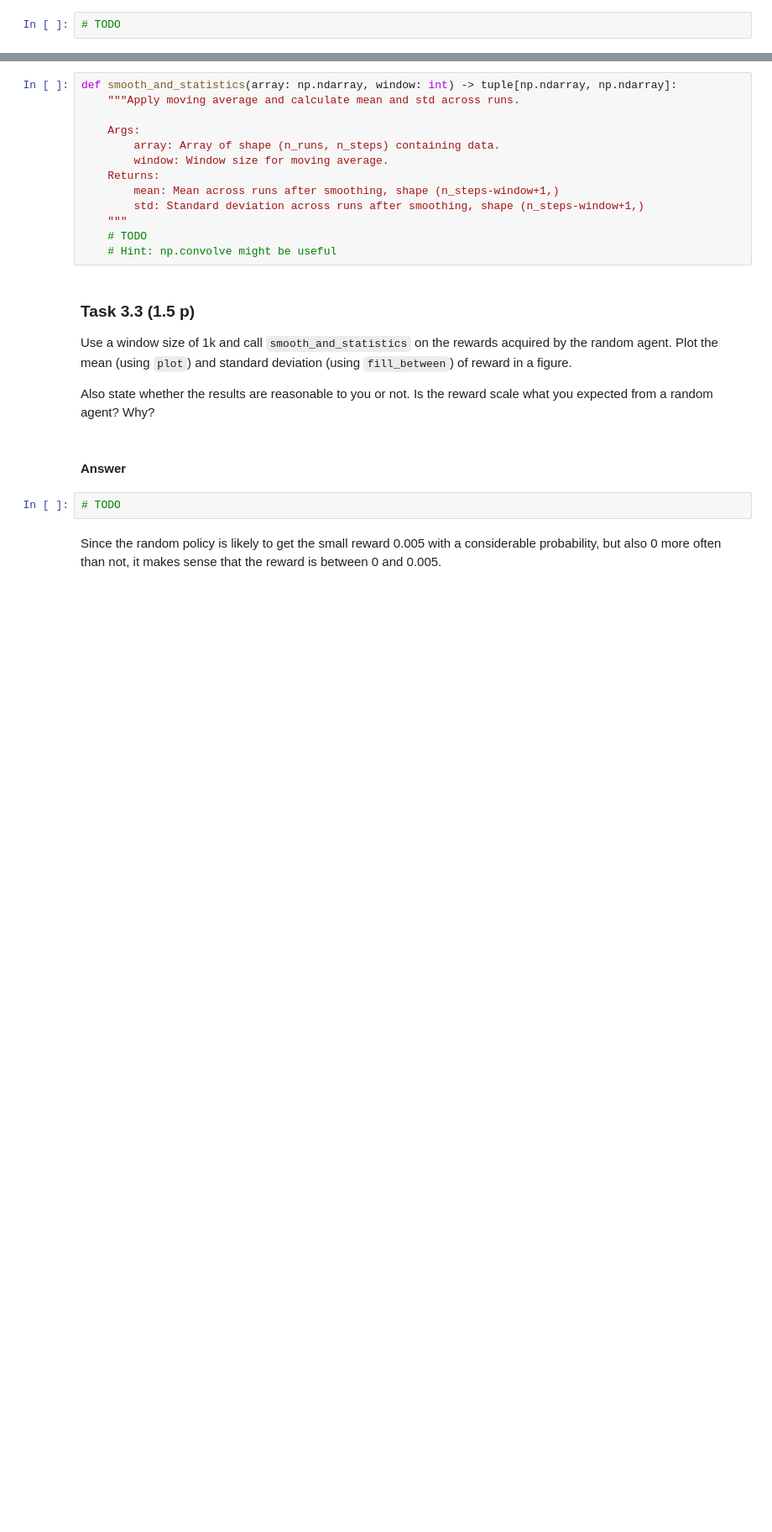
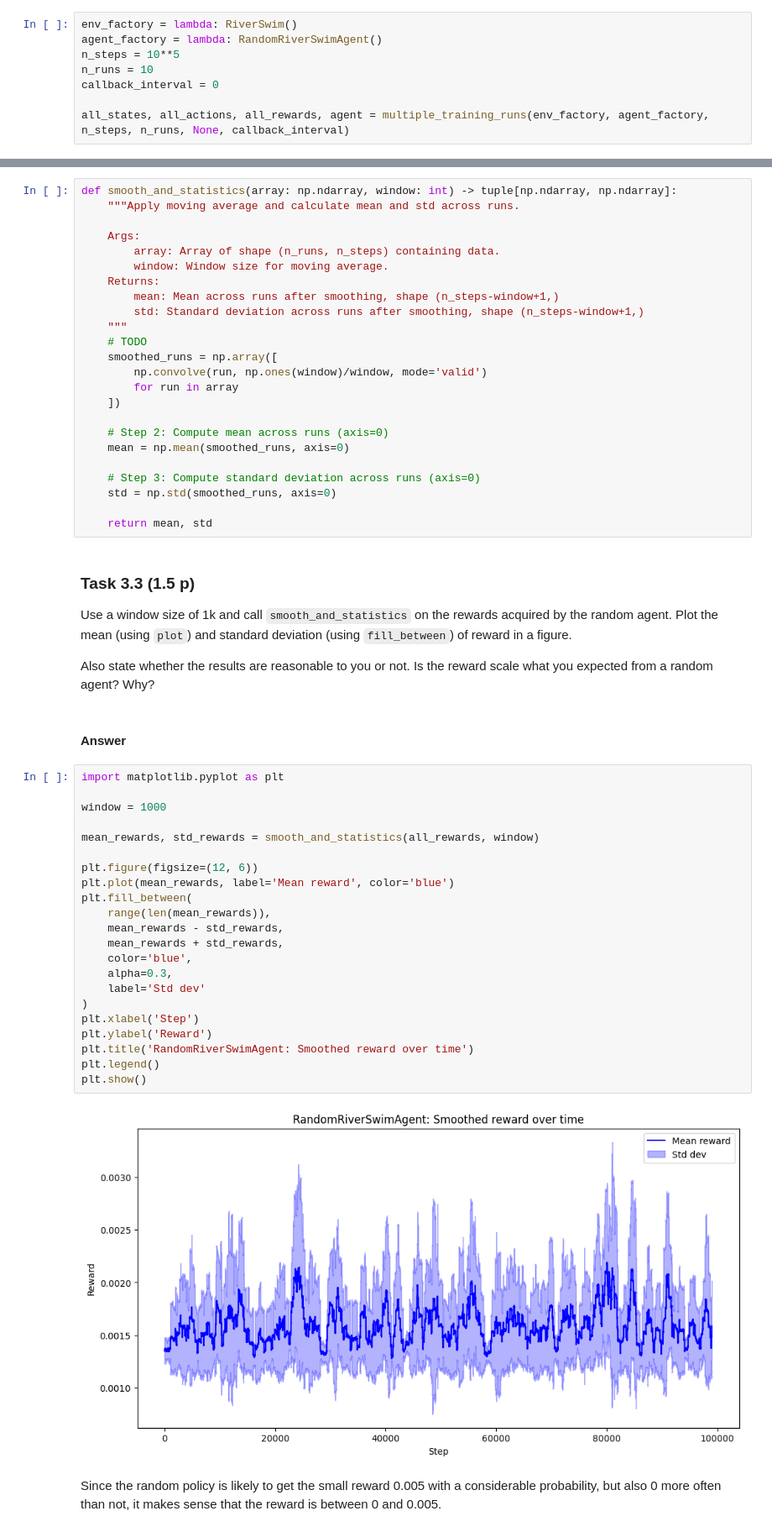
Before and after one commit to HugoRai/personalAML, a Jupyter notebook: assignment2.ipynb, the cells around one changed output, grey strips where cells are left out. Shown: that part at 84% size. Saved outputs shown, nothing was run; the diff lists cells and outputs as text; blank space fills up the shorter version.

```diff
--- a/assignment2.ipynb
+++ b/assignment2.ipynb
@@ -242,7 +262,13 @@ def multiple_training_runs(
 # %% [markdown]
 #### Answer
 # %%
-# TODO
+env_factory = lambda: RiverSwim()
+agent_factory = lambda: RandomRiverSwimAgent()
+n_steps = 10**5
+n_runs = 10
+callback_interval = 0
+
+all_states, all_actions, all_rewards, agent = multiple_training_runs(env_factory, agent_factory, n_steps, n_runs, None, callback_interval)
 # %% [markdown]
 ### Task 3.2 (1 p)
 Implement `smooth_and_statistics` for smoothing an array along the time dimension and then calculating the mean and standard deviation across the run dimension.
@@ -260,7 +286,18 @@ def smooth_and_statistics(array: np.ndarray, window: int) -> tuple[np.ndarray, n
         std: Standard deviation across runs after smoothing, shape (n_steps-window+1,)
     """
     # TODO
-    # Hint: np.convolve might be useful
+    smoothed_runs = np.array([
+        np.convolve(run, np.ones(window)/window, mode='valid')
+        for run in array
+    ])
+
+    # Step 2: Compute mean across runs (axis=0)
+    mean = np.mean(smoothed_runs, axis=0)
+
+    # Step 3: Compute standard deviation across runs (axis=0)
+    std = np.std(smoothed_runs, axis=0)
+
+    return mean, std
 # %% [markdown]
 ### Task 3.3 (1.5 p)
 Use a window size of 1k and call `smooth_and_statistics` on the rewards acquired by the random agent. Plot the mean (using `plot`) and standard deviation (using `fill_between`) of reward in a figure.
@@ -269,7 +306,29 @@ Also state whether the results are reasonable to you or not. Is the reward scale
 # %% [markdown]
 #### Answer
 # %%
-# TODO
+import matplotlib.pyplot as plt
+
+window = 1000
+
+mean_rewards, std_rewards = smooth_and_statistics(all_rewards, window)
+
+plt.figure(figsize=(12, 6))
+plt.plot(mean_rewards, label='Mean reward', color='blue')
+plt.fill_between(
+    range(len(mean_rewards)),
+    mean_rewards - std_rewards,
+    mean_rewards + std_rewards,
+    color='blue',
+    alpha=0.3,
+    label='Std dev'
+)
+plt.xlabel('Step')
+plt.ylabel('Reward')
+plt.title('RandomRiverSwimAgent: Smoothed reward over time')
+plt.legend()
+plt.show()
+# %% [output]
+[figure, added]
 # %% [markdown]
 Since the random policy is likely to get the small reward 0.005 with a considerable probability, but also 0 more often than not, it makes sense that the reward is between 0 and 0.005.
 # %% [markdown]
```
Also changed, not shown: parts of 6 cells of this notebook.
